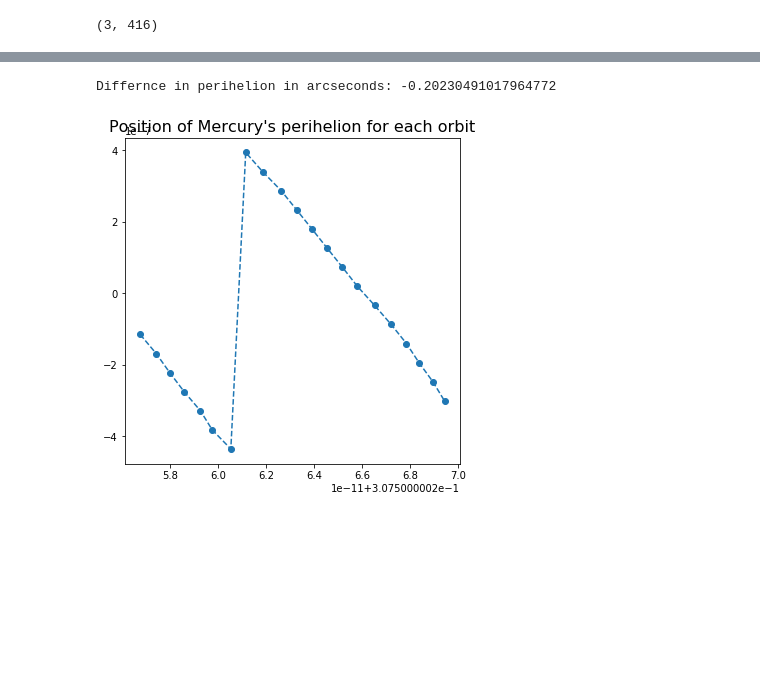
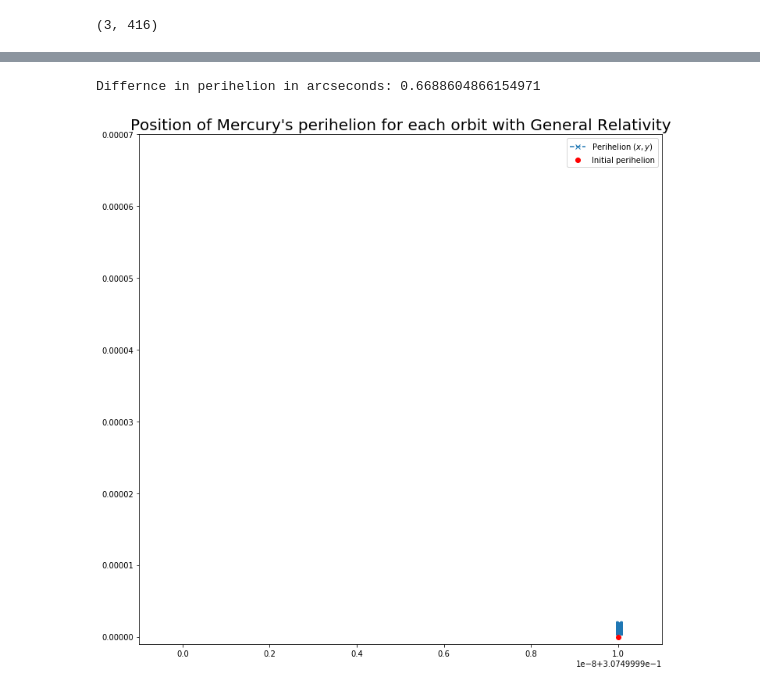
Before and after one commit to auduntre/FYS4150, a Jupyter notebook: Project 3/notebook/Mercury classical.ipynb, the cells around one changed output, grey strips where cells are left out. Cells and saved outputs as stored; diff of their text form; code cells hidden in the pictures; blank space fills up the shorter version.

```diff
--- a/Project 3/notebook/Mercury classical.ipynb
+++ b/Project 3/notebook/Mercury classical.ipynb
@@ -51,7 +46,7 @@ Maximum perihelion    = 0.3075000002695809
 peri_poss = poss.take(local_not_zero, axis=1)[:, 0]
 
 # ALL z values must be zero
-# assert np.sum(np.abs(peri_poss[2, :])) == 0.0
+assert np.sum(np.abs(peri_poss[2, :])) == 0.0
 
 tan_peri = peri_poss[1, :] / peri_poss[0, :]
 tan0 = 0 / 0.3075
@@ -63,12 +58,19 @@ arcsecond = np.pi / 648000
 arcdiff = (peri[-1] - peri0) / arcsecond
 print("Differnce in perihelion in arcseconds: {}".format(arcdiff))
 # %% [output]
-Differnce in perihelion in arcseconds: -0.20230491017964772
+Differnce in perihelion in arcseconds: 0.6688604866154971
 # %%
-plt.figure(figsize=(6,6))
-plt.title(r"Position of Mercury's perihelion for each orbit",
-         fontsize=16)
-plt.plot(peri_poss[0, :], peri_poss[1, :], "--o")
+plt.figure(figsize=(12,12))
+plt.xlim([0.307499989, 0.30749999 + 1.1e-8])
+plt.ylim([0.0 - 1e-6, 0.00007])
+
+plt.title(r"Position of Mercury's perihelion for each orbit with General Relativity",
+         fontsize=20)
+plt.plot(peri_poss[0, :], peri_poss[1, :], "--x", label=r"Perihelion $(x,y)$")
+plt.plot([0.3075], [0.0], 'ro', label='Initial perihelion')
+
+
+plt.legend()
 plt.show()
 # %% [output]
-[figure, old version]
+[figure, new version]
```
Also changed, not shown: parts of 6 cells of this notebook, 15 other files.
